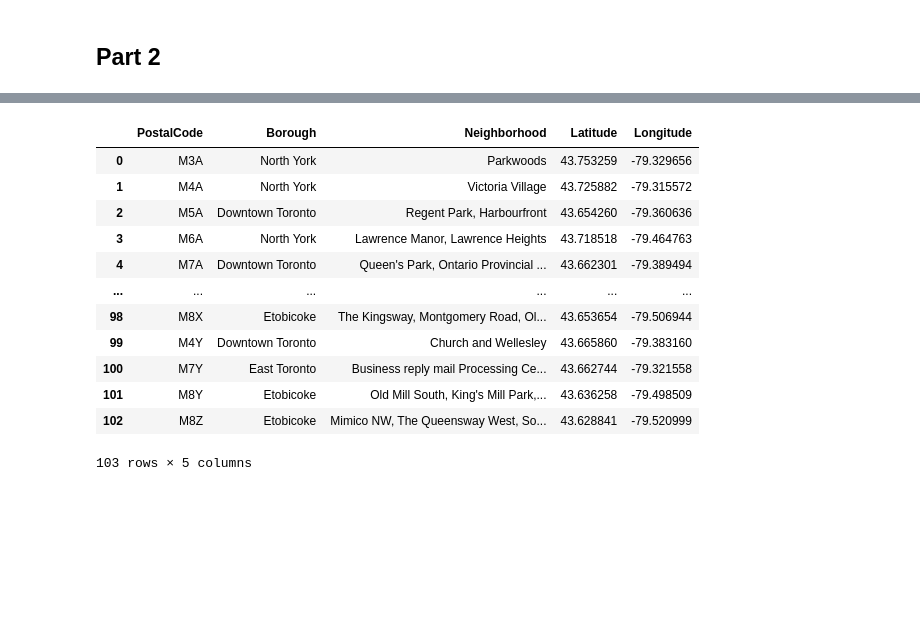
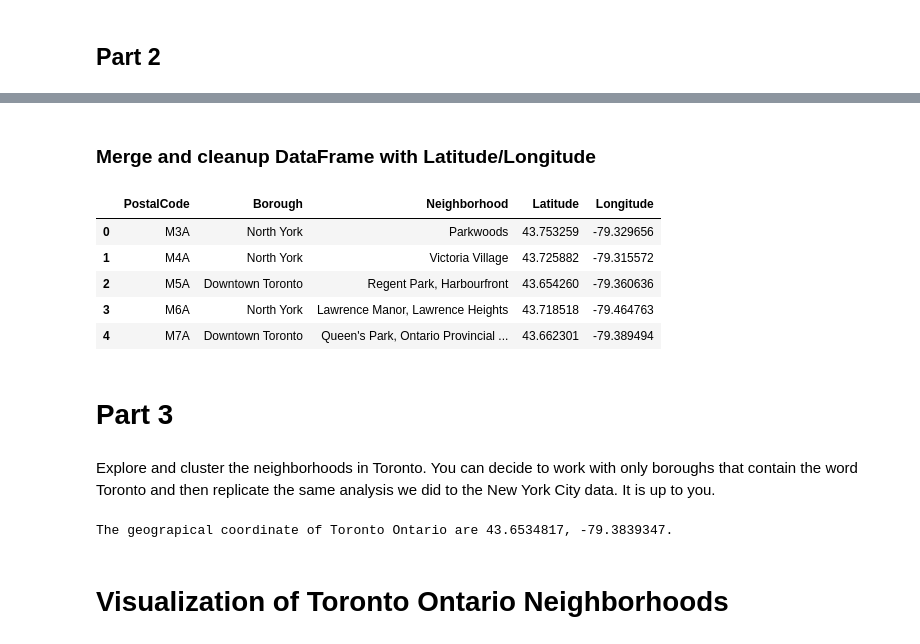
Before and after one commit to tobiasgrott/Coursera_Applied_Data_Science_Capstone, a Jupyter notebook: Week3.ipynb, the cells around one changed output, grey strips where cells are left out. Cells and saved outputs as stored; diff of their text form; code cells hidden in the pictures; blank space fills up the shorter version.

```diff
--- a/Week3.ipynb
+++ b/Week3.ipynb
@@ -10,8 +10,8 @@ import pandas as pd
 # %% [markdown]
 ### Read Wikipedia Raw Dataframe
 # %%
-df = pd.read_html('https://en.wikipedia.org/wiki/List_of_postal_codes_of_Canada:_M')[0]
-df
+wiki_df = pd.read_html('https://en.wikipedia.org/wiki/List_of_postal_codes_of_Canada:_M')[0]
+wiki_df.head()
 # %% [output]
 |  | Postal Code | Borough | Neighbourhood |
 | 0 | M1A | Not assigned | Not assigned |
@@ -30,12 +23,12 @@ df
 The dataframe will consist of three columns: PostalCode, Borough, and Neighborhood.
 Rename Columns to `PostalCode`,`Borough`,`Neigborhood`
 # %%
-df = df.rename(columns={
+wiki_df = wiki_df.rename(columns={
     'Postal Code':'PostalCode',
     'Borough':'Borough',
     'Neighbourhood':'Neighborhood'
 })
-df
+wiki_df.head()
 # %% [output]
 |  | PostalCode | Borough | Neighborhood |
 | 0 | M1A | Not assigned | Not assigned |
@@ -71,0 +41,3 @@ df
+# %%
+wiki_df = wiki_df[wiki_df['Borough']!='Not assigned']
+wiki_df.head()
@@ -200,18 +148,30 @@ coords
+# %% [markdown]
+### Merge and cleanup DataFrame with Latitude/Longitude
 # %%
-df = df.merge(how='left', right=coords, left_on='PostalCode', right_on='Postal Code')
-df = df[['PostalCode','Borough','Neighborhood','Latitude','Longitude']]
-df
+lnglat_df = wiki_df.merge(how='left', right=coords, left_on='PostalCode', right_on='Postal Code')
+lnglat_df = lnglat_df[['PostalCode','Borough','Neighborhood','Latitude','Longitude']]
+lnglat_df.head()
 # %% [output]
 |  | PostalCode | Borough | Neighborhood | Latitude | Longitude |
 | 0 | M3A | North York | Parkwoods | 43.753259 | -79.329656 |
 | 1 | M4A | North York | Victoria Village | 43.725882 | -79.315572 |
 | 2 | M5A | Downtown Toronto | Regent Park, Harbourfront | 43.654260 | -79.360636 |
 | 3 | M6A | North York | Lawrence Manor, Lawrence Heights | 43.718518 | -79.464763 |
 | 4 | M7A | Downtown Toronto | Queen's Park, Ontario Provincial ... | 43.662301 | -79.389494 |
-| ... | ... | ... | ... | ... | ... |
-| 98 | M8X | Etobicoke | The Kingsway, Montgomery Road, Ol... | 43.653654 | -79.506944 |
-| 99 | M4Y | Downtown Toronto | Church and Wellesley | 43.665860 | -79.383160 |
-| 100 | M7Y | East Toronto | Business reply mail Processing Ce... | 43.662744 | -79.321558 |
-| 101 | M8Y | Etobicoke | Old Mill South, King's Mill Park,... | 43.636258 | -79.498509 |
-| 102 | M8Z | Etobicoke | Mimico NW, The Queensway West, So... | 43.628841 | -79.520999 |
-103 rows × 5 columns
+# %% [markdown]
+# Part 3
+# %% [markdown]
+Explore and cluster the neighborhoods in Toronto. You can decide to work with only boroughs that contain the word Toronto and then replicate the same analysis we did to the New York City data. It is up to you.
+# %%
+from geopy.geocoders import Nominatim # convert an address into latitude and longitude values
+address = 'Toronto, Ontario'
+
+geolocator = Nominatim(user_agent="ny_explorer")
+location = geolocator.geocode(address)
+latitude = location.latitude
+longitude = location.longitude
+print('The geograpical coordinate of Toronto Ontario are {}, {}.'.format(latitude, longitude))
+# %% [output]
+The geograpical coordinate of Toronto Ontario are 43.6534817, -79.3839347.
+# %% [markdown]
+# Visualization of Toronto Ontario Neighborhoods
```
Also changed, not shown: parts of 55 cells of this notebook.
